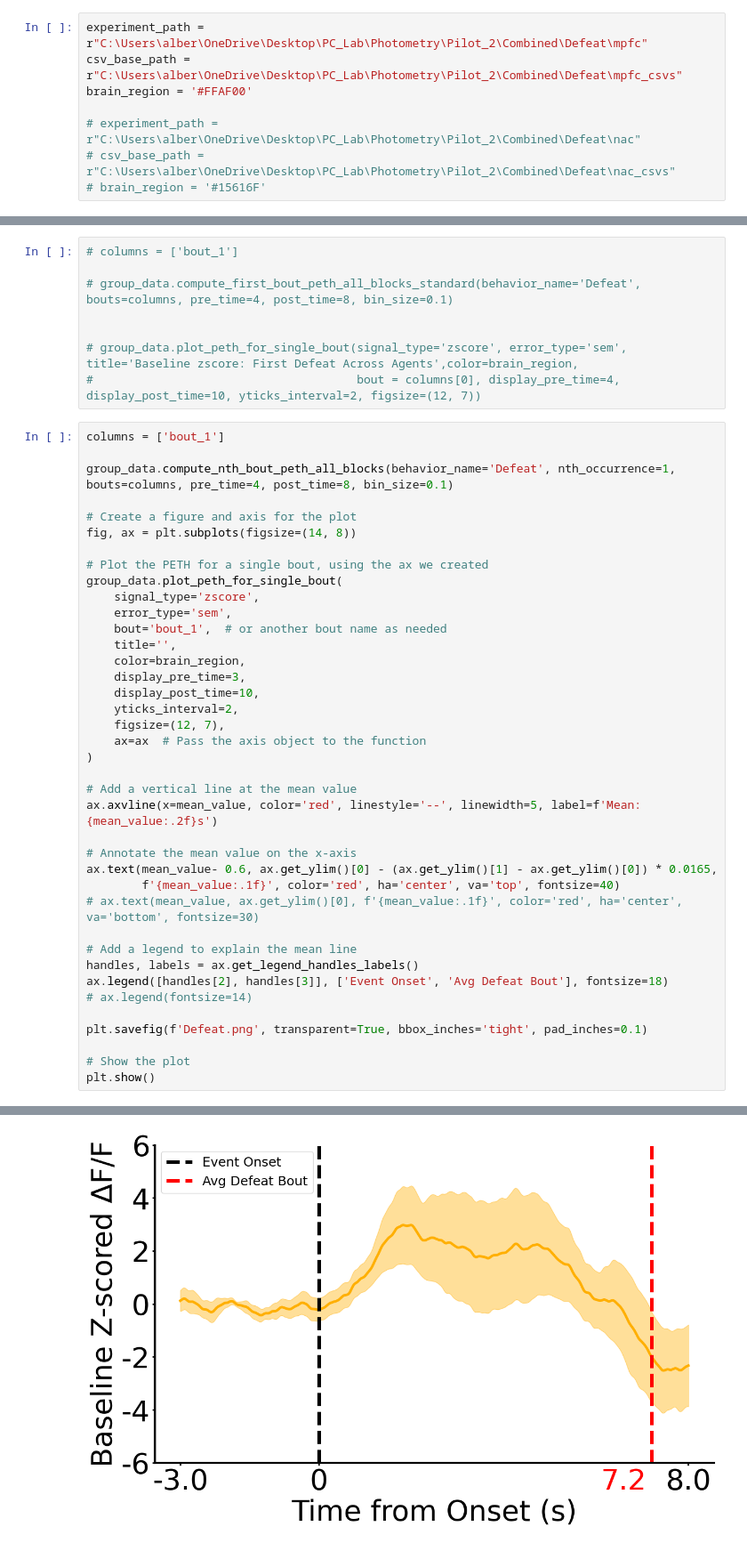
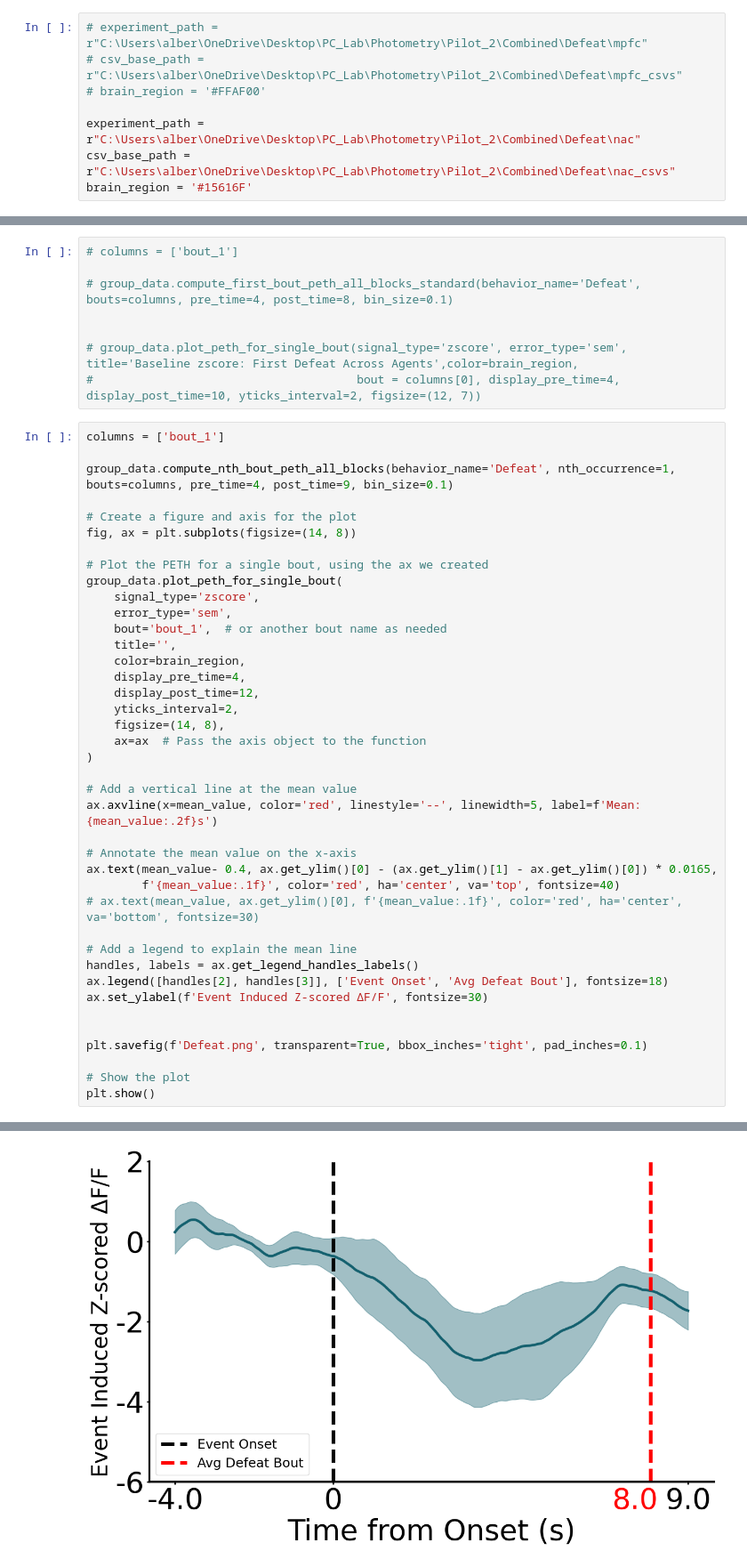
Before and after one commit to AlbertLeei/PCLAB_Photometry, a Jupyter notebook: P2_Code/defeat/defeat_analysis.ipynb, the cells around one changed output, grey strips where cells are left out. Shown at 89% size. Drawn from its saved outputs; the diff is of its cells as text.

```diff
--- a/P2_Code/defeat/defeat_analysis.ipynb
+++ b/P2_Code/defeat/defeat_analysis.ipynb
@@ -15,13 +15,13 @@ sys.path.append(root_dir)
 from group_tdt_class import *
 from experiment_functions import *
 # %%
-experiment_path = r"C:\Users\alber\OneDrive\Desktop\PC_Lab\Photometry\Pilot_2\Combined\Defeat\mpfc"
-csv_base_path = r"C:\Users\alber\OneDrive\Desktop\PC_Lab\Photometry\Pilot_2\Combined\Defeat\mpfc_csvs"
-brain_region = '#FFAF00'
+# experiment_path = r"C:\Users\alber\OneDrive\Desktop\PC_Lab\Photometry\Pilot_2\Combined\Defeat\mpfc"
+# csv_base_path = r"C:\Users\alber\OneDrive\Desktop\PC_Lab\Photometry\Pilot_2\Combined\Defeat\mpfc_csvs"
+# brain_region = '#FFAF00'
 
-# experiment_path = r"C:\Users\alber\OneDrive\Desktop\PC_Lab\Photometry\Pilot_2\Combined\Defeat\nac"
-# csv_base_path = r"C:\Users\alber\OneDrive\Desktop\PC_Lab\Photometry\Pilot_2\Combined\Defeat\nac_csvs"
-# brain_region = '#15616F'
+experiment_path = r"C:\Users\alber\OneDrive\Desktop\PC_Lab\Photometry\Pilot_2\Combined\Defeat\nac"
+csv_base_path = r"C:\Users\alber\OneDrive\Desktop\PC_Lab\Photometry\Pilot_2\Combined\Defeat\nac_csvs"
+brain_region = '#15616F'
 # %%
 group_data = GroupTDTData(experiment_path, csv_base_path)
 group_data.batch_process()
@@ -125,7 +121,7 @@ group_data.plot_peth_individual_traces(bout='bout_1',display_pre_time=4, display
 # %%
 columns = ['bout_1']
 
-group_data.compute_nth_bout_peth_all_blocks(behavior_name='Defeat', nth_occurrence=1, bouts=columns, pre_time=4, post_time=8, bin_size=0.1)
+group_data.compute_nth_bout_peth_all_blocks(behavior_name='Defeat', nth_occurrence=1, bouts=columns, pre_time=4, post_time=9, bin_size=0.1)
 
 # Create a figure and axis for the plot
 fig, ax = plt.subplots(figsize=(14, 8))
@@ -137,10 +133,10 @@ group_data.plot_peth_for_single_bout(
     bout='bout_1',  # or another bout name as needed
     title='',
     color=brain_region,
-    display_pre_time=3,
-    display_post_time=10,
+    display_pre_time=4,
+    display_post_time=12,
     yticks_interval=2,
-    figsize=(12, 7),
+    figsize=(14, 8),
     ax=ax  # Pass the axis object to the function
 )
 
@@ -148,14 +144,15 @@ group_data.plot_peth_for_single_bout(
 ax.axvline(x=mean_value, color='red', linestyle='--', linewidth=5, label=f'Mean: {mean_value:.2f}s')
 
 # Annotate the mean value on the x-axis
-ax.text(mean_value- 0.6, ax.get_ylim()[0] - (ax.get_ylim()[1] - ax.get_ylim()[0]) * 0.0165,
+ax.text(mean_value- 0.4, ax.get_ylim()[0] - (ax.get_ylim()[1] - ax.get_ylim()[0]) * 0.0165,
         f'{mean_value:.1f}', color='red', ha='center', va='top', fontsize=40)
 # ax.text(mean_value, ax.get_ylim()[0], f'{mean_value:.1f}', color='red', ha='center', va='bottom', fontsize=30)
 
 # Add a legend to explain the mean line
 handles, labels = ax.get_legend_handles_labels()
 ax.legend([handles[2], handles[3]], ['Event Onset', 'Avg Defeat Bout'], fontsize=18)
-# ax.legend(fontsize=14)
+ax.set_ylabel(f'Event Induced Z-scored ΔF/F', fontsize=30)
+
 
 plt.savefig(f'Defeat.png', transparent=True, bbox_inches='tight', pad_inches=0.1)
 
@@ -165,4 +179,4 @@ plt.show()
-[figure, old version]
+[figure, new version]
 # %%
 group_data.d_proc_plot_individual_behavior(behavior_name='all', plot_type='zscore')
 # %% [output]
```
Also changed, not shown: parts of 10 cells of this notebook, 32 other files.
